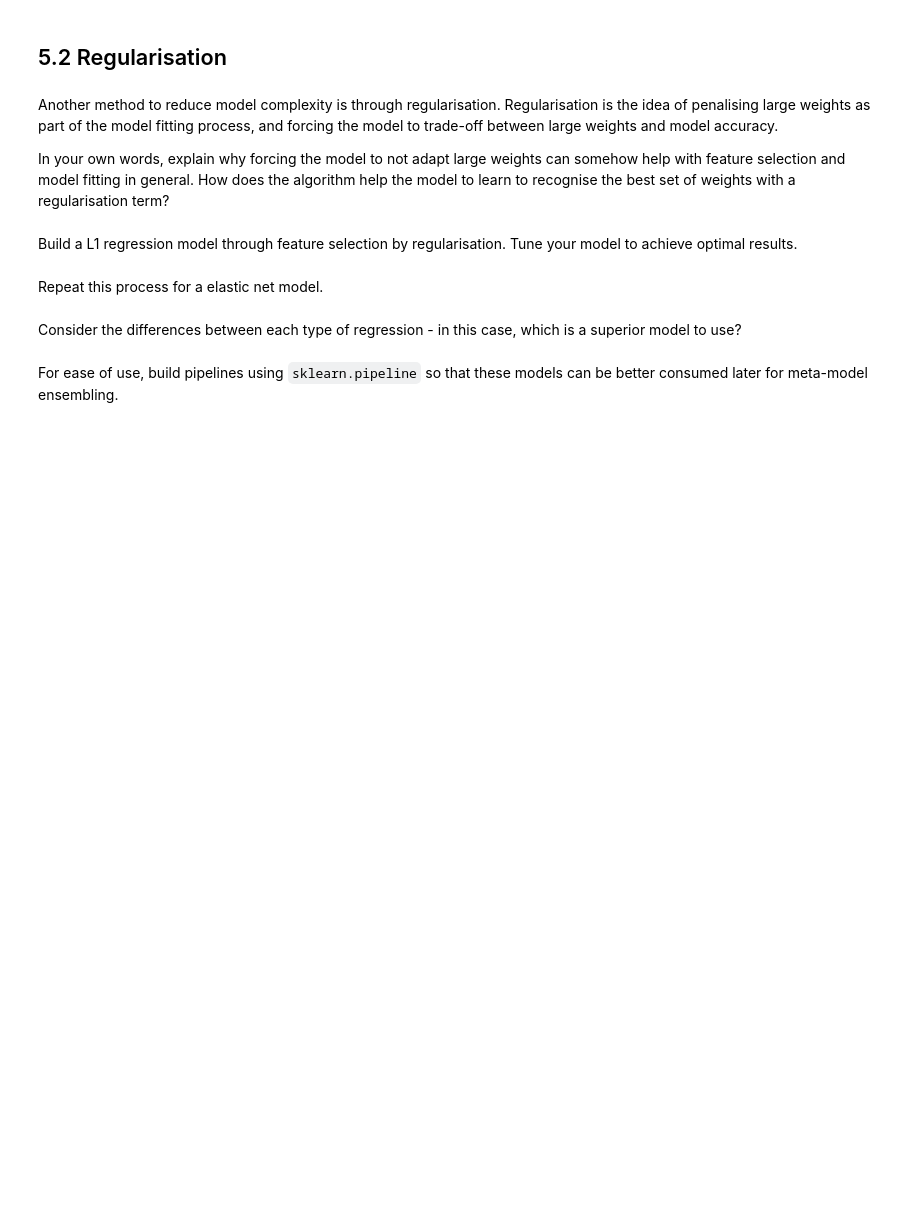
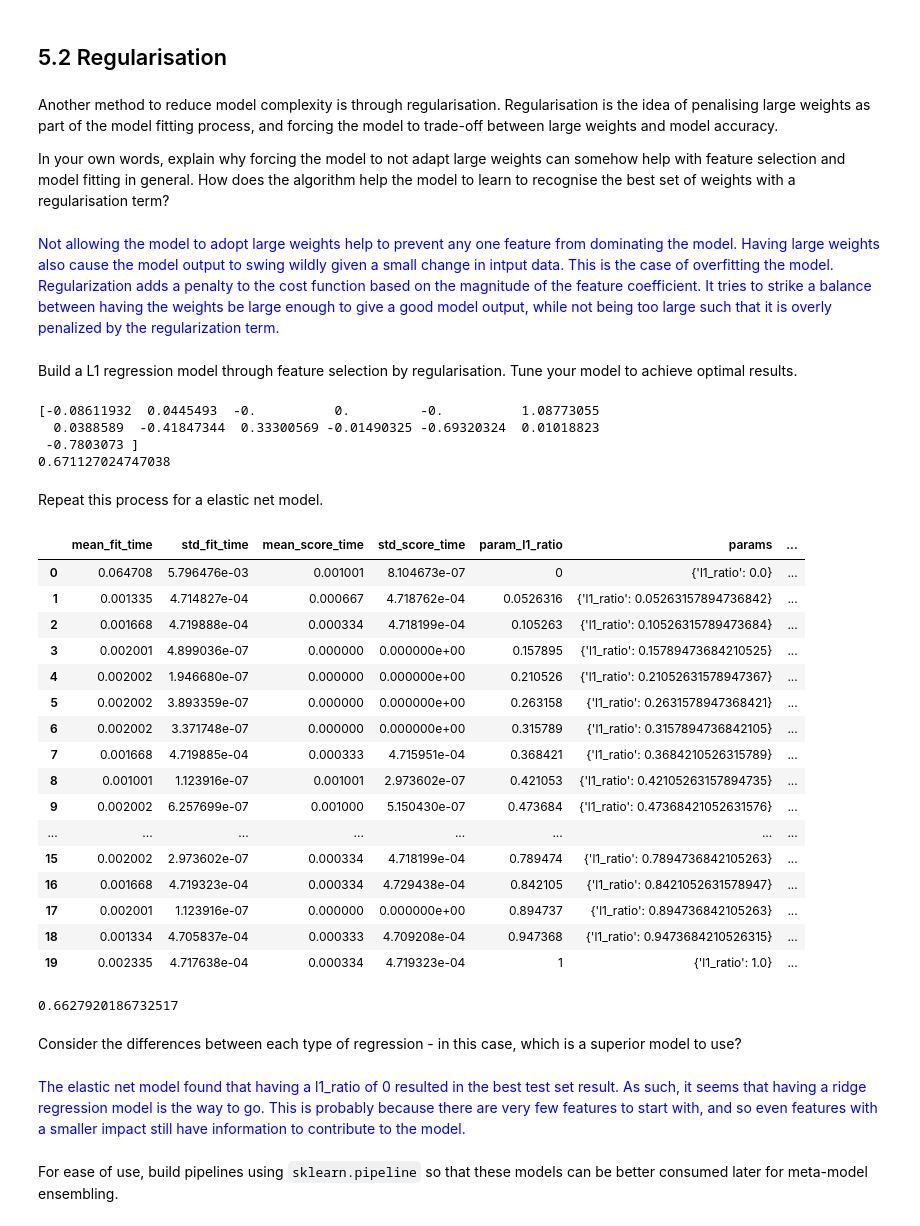
Before and after one commit to nickyeolk/aiap_projects, a Jupyter notebook: aiap-week2/Week 2 - Statistical Learning - Release.ipynb, the cells around one changed output. Saved outputs shown, nothing was run; the diff lists cells and outputs as text; code cells hidden in the pictures; blank space fills up the shorter version.

```diff
--- a/aiap-week2/Week 2 - Statistical Learning - Release.ipynb
+++ b/aiap-week2/Week 2 - Statistical Learning - Release.ipynb
@@ -721,17 +735,30 @@ tree.DecisionTreeRegressor().get_params()
  'presort': False,
  'random_state': None,
  'splitter': 'best'}
+# %%
+def get_data(df_raw):
+    X=df_raw.drop('target',axis=1)
+    y=df_raw['target']
+    X,y=utils.shuffle(X,y)
+    X_test = X[:200]
+    X_train = X[200:]
+    y_test = y[:200]
+    y_train = y[200:]
+    return X_train,y_train,X_test,y_test
 # %%
-from scipy.stats import randint
+from scipy.stats import randint,uniform
 param_dict = {"criterion": ['friedman_mse','mse','mae'],
               "max_depth": randint(1, 100),
               "max_features": ['auto','sqrt','log2'],
               "max_leaf_nodes": randint(2,100),
-              "min_impurity_decrease": randint(0,999),
+              "min_impurity_decrease": uniform(0,1), #randint(0,999),
               "min_samples_split":randint(2,100),
               "splitter":['best','random']
              }
 rt = tree.DecisionTreeRegressor()
-grid = model_selection.RandomizedSearchCV(rt,param_dict,n_iter=1000,scoring='r2',cv=5)
-grid.fit(df_raw.drop('target',axis=1),df_raw['target'])
+grid = model_selection.RandomizedSearchCV(rt,param_dict,n_iter=100,scoring='r2',cv=5)
+X_train,y_train,X_test,y_test = get_data(df_raw)
+grid.fit(X_train,y_train)
+print(grid.score(X_test,y_test))
+print(grid.best_params_)
 # %% [output]
@@ -816,11 +843,62 @@ Consider the drawbacks of RFE, and explain them below:
 Another method to reduce model complexity is through regularisation. Regularisation is the idea of penalising large weights as part of the model fitting process, and forcing the model to trade-off between large weights and model accuracy.
 
 In your own words, explain why forcing the model to not adapt large weights can somehow help with feature selection and model fitting in general. How does the algorithm help the model to learn to recognise the best set of weights with a regularisation term?
+# %% [markdown]
+<font color='blue'>Not allowing the model to adopt large weights help to prevent any one feature from dominating the model. Having large weights also cause the model output to swing wildly given a small change in intput data. This is the case of overfitting the model. Regularization adds a penalty to the cost function based on the magnitude of the feature coefficient. It tries to strike a balance between having the weights be large enough to give a good model output, while not being too large such that it is overly penalized by the regularization term.</font>
 # %% [markdown]
 Build a L1 regression model through feature selection by regularisation. Tune your model to achieve optimal results.
+# %%
+def test_lasso(df_raw):
+    X_train,y_train,X_test,y_test = get_data(df_raw)
+
+    lasso = linear_model.LassoCV(cv=10)
+    lasso.fit(X_train,y_train)
+    print(lasso.coef_)
+#     print(lasso.mse_path_)
+#     print(lasso.alphas_)
+    print(lasso.score(X_test,y_test))
+test_lasso(df_raw)
+# %% [output]
+[-0.08611932  0.0445493  -0.          0.         -0.          1.08773055
+  0.0388589  -0.41847344  0.33300569 -0.01490325 -0.69320324  0.01018823
+ -0.7803073 ]
+0.671127024747038
 # %% [markdown]
 Repeat this process for a elastic net model.
+# %%
+from IPython.display import display
+def test_elastic(df_raw):
+    elastic = linear_model.ElasticNet(max_iter=10000)
+    X_train,y_train,X_test,y_test = get_data(df_raw)
+    param_dict={'l1_ratio':np.linspace(0,1,20)}
+#     elastic.fit(X_train,y_train)
+    model = model_selection.GridSearchCV(estimator=elastic,param_grid=param_dict,scoring='r2')
+    model.fit(X_train,y_train)
+    display(pd.DataFrame(model.cv_results_).sort_values('rank_test_score'))
+    print(model.score(X_test,y_test))
+test_elastic(df_raw)
+# %% [output]
+|  | mean_fit_time | std_fit_time | mean_score_time | std_score_time | param_l1_ratio | params | ... |
+| 0 | 0.064708 | 5.796476e-03 | 0.001001 | 8.104673e-07 | 0 | {'l1_ratio': 0.0} | ... |
+| 1 | 0.001335 | 4.714827e-04 | 0.000667 | 4.718762e-04 | 0.0526316 | {'l1_ratio': 0.05263157894736842} | ... |
+| 2 | 0.001668 | 4.719888e-04 | 0.000334 | 4.718199e-04 | 0.105263 | {'l1_ratio': 0.10526315789473684} | ... |
+| 3 | 0.002001 | 4.899036e-07 | 0.000000 | 0.000000e+00 | 0.157895 | {'l1_ratio': 0.15789473684210525} | ... |
+| 4 | 0.002002 | 1.946680e-07 | 0.000000 | 0.000000e+00 | 0.210526 | {'l1_ratio': 0.21052631578947367} | ... |
+| 5 | 0.002002 | 3.893359e-07 | 0.000000 | 0.000000e+00 | 0.263158 | {'l1_ratio': 0.2631578947368421} | ... |
+| 6 | 0.002002 | 3.371748e-07 | 0.000000 | 0.000000e+00 | 0.315789 | {'l1_ratio': 0.3157894736842105} | ... |
+| 7 | 0.001668 | 4.719885e-04 | 0.000333 | 4.715951e-04 | 0.368421 | {'l1_ratio': 0.3684210526315789} | ... |
+| 8 | 0.001001 | 1.123916e-07 | 0.001001 | 2.973602e-07 | 0.421053 | {'l1_ratio': 0.42105263157894735} | ... |
+| 9 | 0.002002 | 6.257699e-07 | 0.001000 | 5.150430e-07 | 0.473684 | {'l1_ratio': 0.47368421052631576} | ... |
+| ... | ... | ... | ... | ... | ... | ... | ... |
+| 15 | 0.002002 | 2.973602e-07 | 0.000334 | 4.718199e-04 | 0.789474 | {'l1_ratio': 0.7894736842105263} | ... |
+| 16 | 0.001668 | 4.719323e-04 | 0.000334 | 4.729438e-04 | 0.842105 | {'l1_ratio': 0.8421052631578947} | ... |
+| 17 | 0.002001 | 1.123916e-07 | 0.000000 | 0.000000e+00 | 0.894737 | {'l1_ratio': 0.894736842105263} | ... |
+| 18 | 0.001334 | 4.705837e-04 | 0.000333 | 4.709208e-04 | 0.947368 | {'l1_ratio': 0.9473684210526315} | ... |
+| 19 | 0.002335 | 4.717638e-04 | 0.000334 | 4.719323e-04 | 1 | {'l1_ratio': 1.0} | ... |
+0.6627920186732517
 # %% [markdown]
 Consider the differences between each type of regression - in this case, which is a superior model to use?
+# %% [markdown]
+<font color='blue'>The elastic net model found that having a l1_ratio of 0 resulted in the best test set result. As such, it seems that having a ridge regression model is the way to go. This is probably because there are very few features to start with, and so even features with a smaller impact still have information to contribute to the model.</font>
 # %% [markdown]
 For ease of use, build pipelines using `sklearn.pipeline` so that these models can be better consumed later for meta-model ensembling.
```
Also changed, not shown: parts of 29 cells of this notebook.
